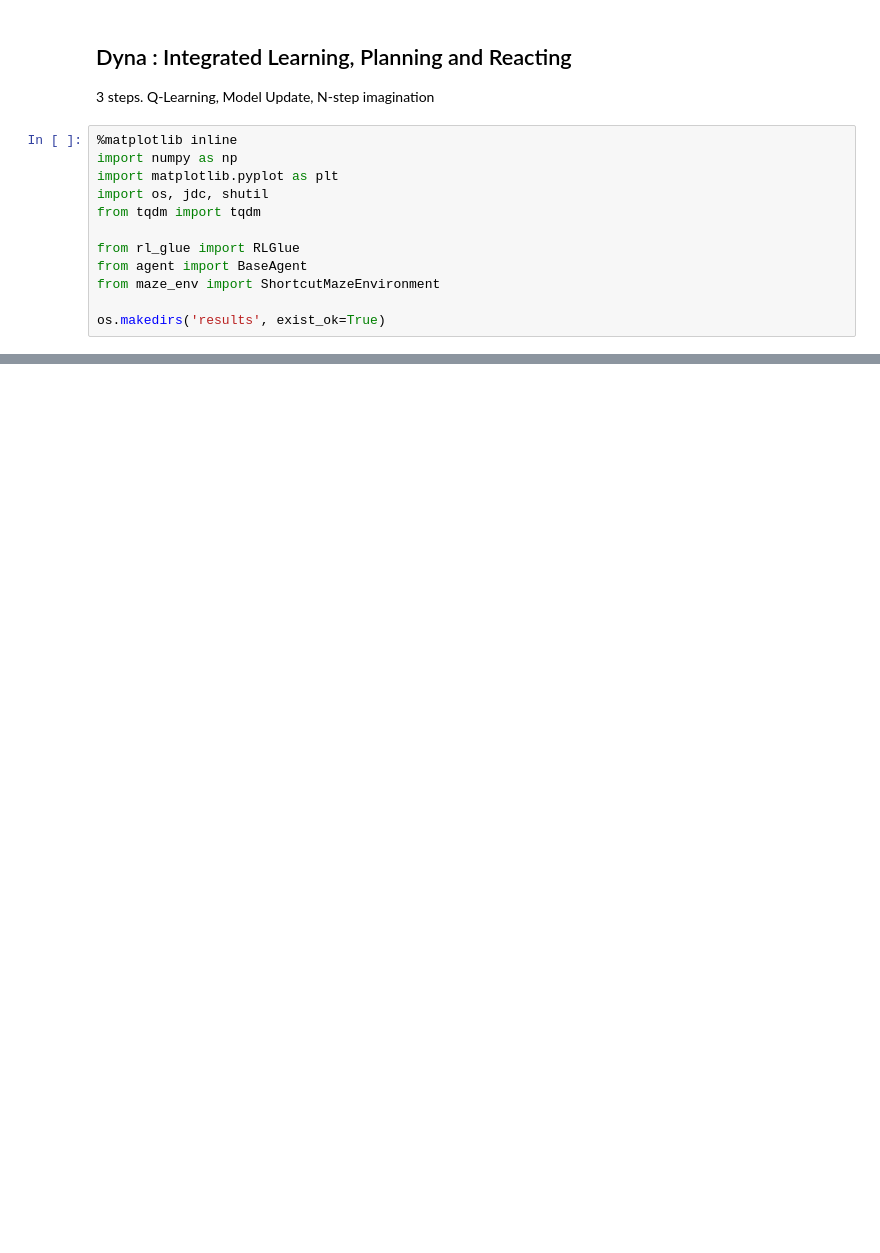
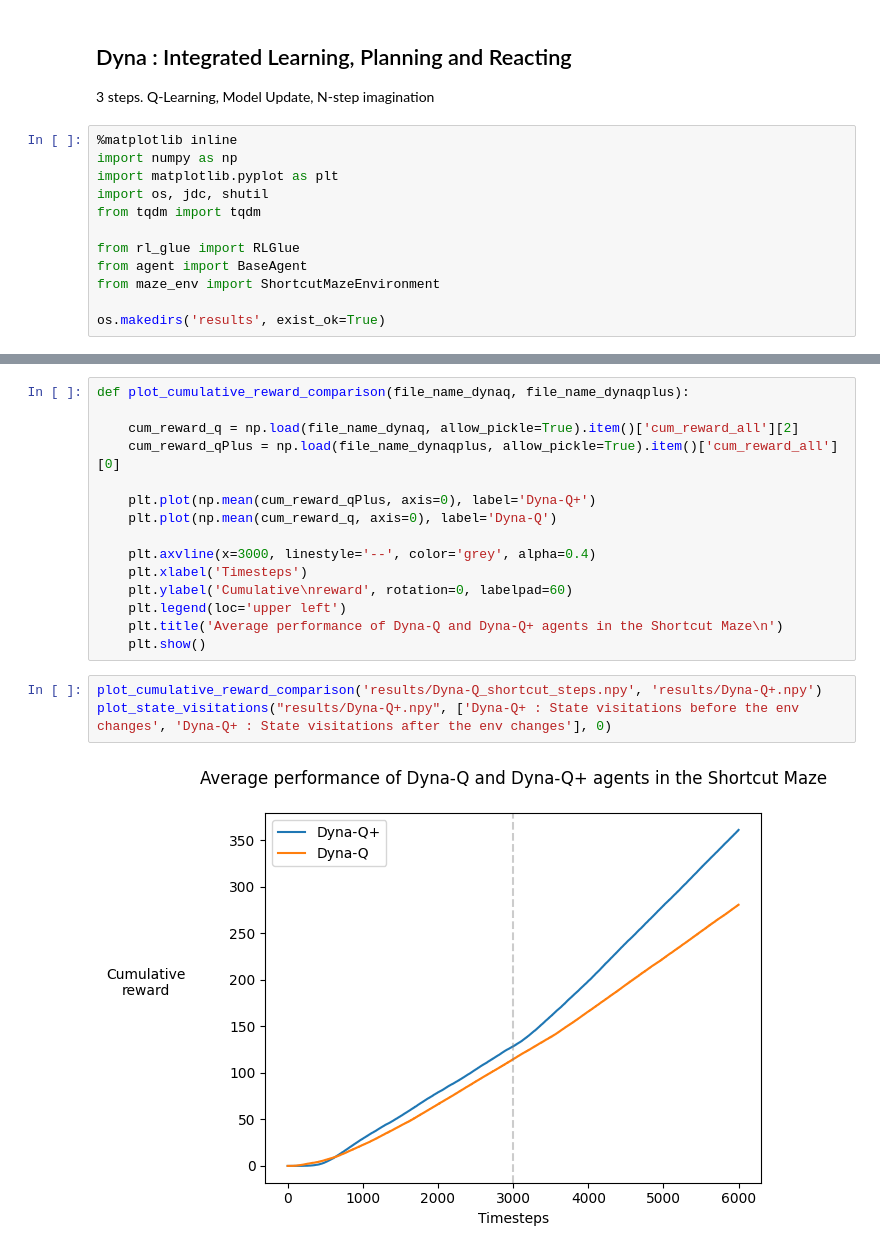
Before and after one commit to Ayush8120/jour-env, a Jupyter notebook: model-based-rl/dyna.ipynb, the cells around one changed output, grey strips where cells are left out. Saved outputs shown, nothing was run; the diff lists cells and outputs as text; blank space fills up the shorter version.

```diff
--- a/model-based-rl/dyna.ipynb
+++ b/model-based-rl/dyna.ipynb
@@ -119,0 +531,20 @@ def agent_end(self,reward):
+# %%
+def plot_cumulative_reward_comparison(file_name_dynaq, file_name_dynaqplus):
+
+    cum_reward_q = np.load(file_name_dynaq, allow_pickle=True).item()['cum_reward_all'][2]
+    cum_reward_qPlus = np.load(file_name_dynaqplus, allow_pickle=True).item()['cum_reward_all'][0]
+
+    plt.plot(np.mean(cum_reward_qPlus, axis=0), label='Dyna-Q+')
+    plt.plot(np.mean(cum_reward_q, axis=0), label='Dyna-Q')
+
+    plt.axvline(x=3000, linestyle='--', color='grey', alpha=0.4)
+    plt.xlabel('Timesteps')
+    plt.ylabel('Cumulative\nreward', rotation=0, labelpad=60)
+    plt.legend(loc='upper left')
+    plt.title('Average performance of Dyna-Q and Dyna-Q+ agents in the Shortcut Maze\n')
+    plt.show()
+# %%
+plot_cumulative_reward_comparison('results/Dyna-Q_shortcut_steps.npy', 'results/Dyna-Q+.npy')
+plot_state_visitations("results/Dyna-Q+.npy", ['Dyna-Q+ : State visitations before the env changes', 'Dyna-Q+ : State visitations after the env changes'], 0)
+# %% [output]
+[figure, added]
```
Also changed, not shown: parts of 15 cells of this notebook.
